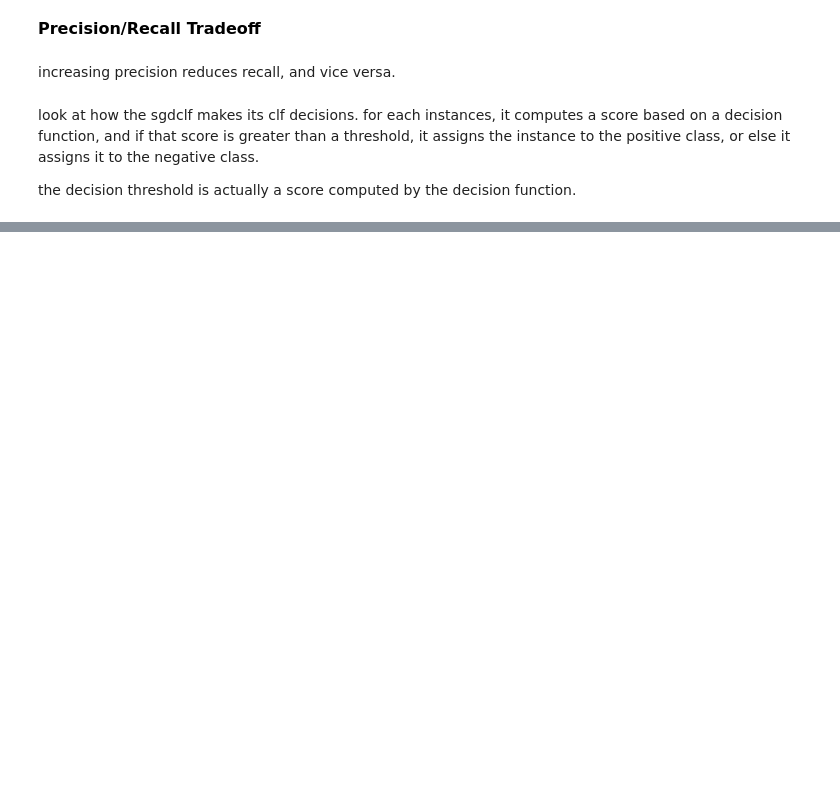
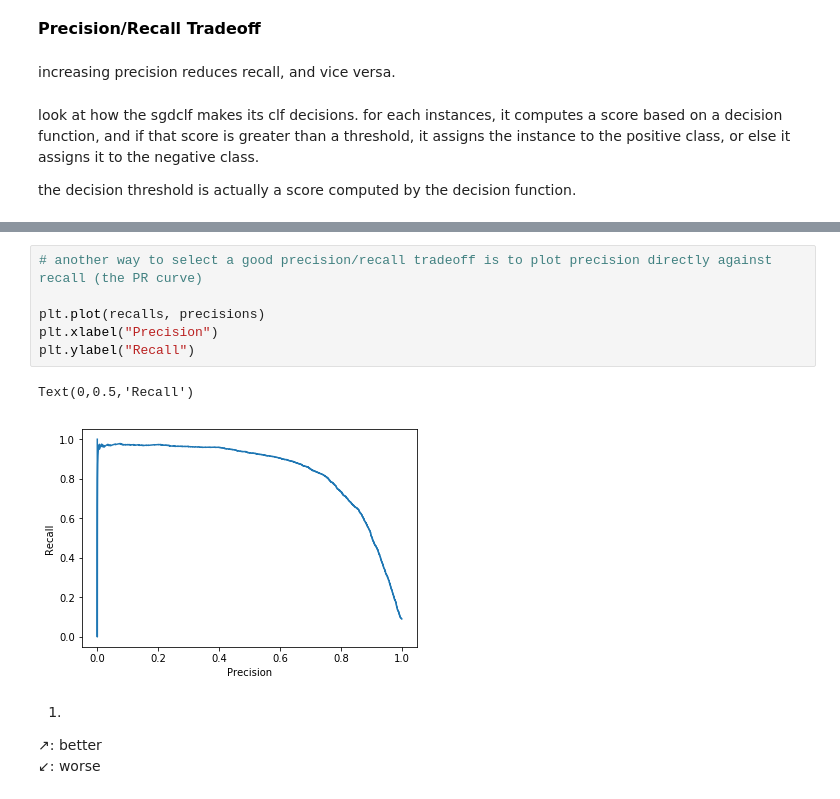
Before and after one commit to Chunngai/handson-ml, a Jupyter notebook: DigitsClassification.ipynb, the cells around one changed output, grey strips where cells are left out. Drawn from its saved outputs; the diff is of its cells as text; blank space fills up the shorter version.

```diff
--- a/DigitsClassification.ipynb
+++ b/DigitsClassification.ipynb
@@ -206,0 +256,13 @@ the decision threshold is actually a score computed by the decision function.
+# %%
+# another way to select a good precision/recall tradeoff is to plot precision directly against recall (the PR curve)
+
+plt.plot(recalls, precisions)
+plt.xlabel("Precision")
+plt.ylabel("Recall")
+# %% [output]
+Text(0,0.5,'Recall')
+[figure, added]
+# %% [markdown]
+1)
+↗: better
+↙: worse
```
Also changed, not shown: parts of 50 cells of this notebook.
